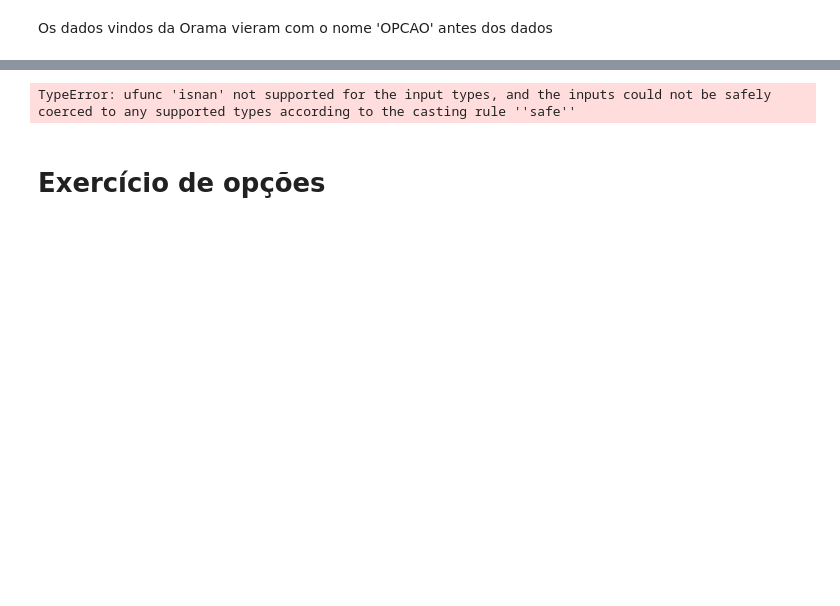
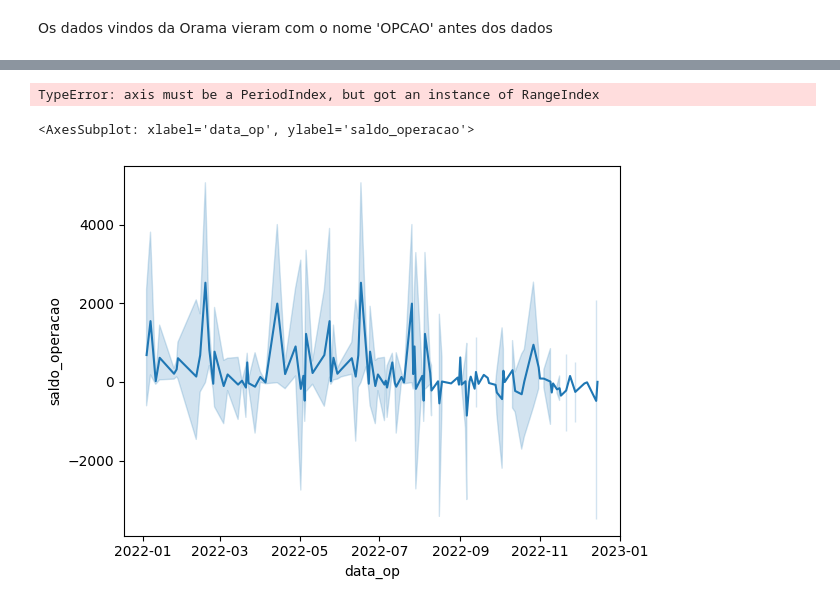
Before and after one commit to Mateus-cpa/Portfolio, a Jupyter notebook: leitura-de-nota-de-corretagem.ipynb, the cells around one changed output, grey strips where cells are left out. Drawn from its saved outputs; the diff is of its cells as text; code cells hidden in the pictures; blank space fills up the shorter version.

```diff
--- a/leitura-de-nota-de-corretagem.ipynb
+++ b/leitura-de-nota-de-corretagem.ipynb
@@ -301,8 +318,13 @@ notas[['data_op','saldo_operacao']].groupby(['data_op']).sum()
+# %%
+notas['competencia'] = notas['data_op'].resample('M', kind = 'period').last()
+notas[['data_op','competencia']]
+# %% [output]
+TypeError: axis must be a PeriodIndex, but got an instance of RangeIndex
 # %%
-sns.barplot(data = notas,
+sns.lineplot(data = notas,
            x = 'data_op',
-           y = 'saldo_operacao')
+           y = 'saldo_operacao',
+            estimator = 'sum');
 # %% [output]
-TypeError: ufunc 'isnan' not supported for the input types, and the inputs could not be safely coerced to any supported types according to the casting rule ''safe''
+<AxesSubplot: xlabel='data_op', ylabel='saldo_operacao'>
+[figure, added]
-# %% [markdown]
-# Exercício de opções
```
Also changed, not shown: parts of 12 cells of this notebook.
